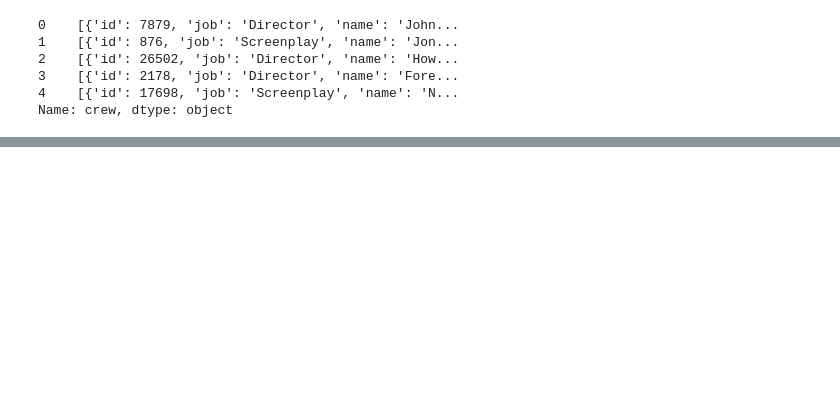
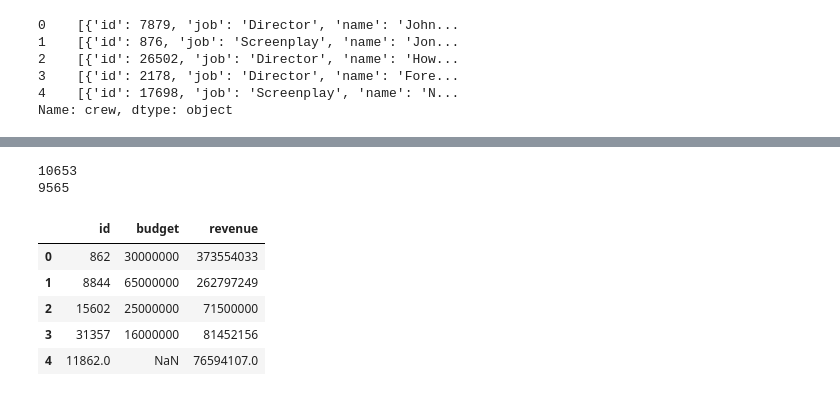
Before and after one commit to deakynek/SpringBoardProjects, a Jupyter notebook: Capstone2/Capstone 2.ipynb, the cells around one changed output, grey strips where cells are left out. Cells and saved outputs as stored; diff of their text form; code cells hidden in the pictures; blank space fills up the shorter version.

```diff
--- a/Capstone2/Capstone 2.ipynb
+++ b/Capstone2/Capstone 2.ipynb
@@ -200,0 +223,36 @@ len(allData[allData['budget']==0])
+# %%
+import json
+import time
+f = open("./api.json")
+j = json.load(f)
+
+api = j['THE_MOVIE_DB_API']
+
+from bs4 import BeautifulSoup
+import requests as rq
+
+print(api)
+
+remaining = [x for x in allData['id'] if x not in df['id']]
+for i in range(len(remaining)):
+    movId = remaining[i]
+    webread =rq.get('https://api.themoviedb.org/3/movie/{0}?api_key={1}'.format(movId,api))
+
+    resp = webread.json()
+    budget = np.nan
+    if('budget' in resp.keys() and int(resp['budget']) !=0):
+        budget = int(resp['budget'])
+
+    revenue = np.nan
+    if('revenue' in resp.keys() and int(resp['revenue']) !=0):
+        revenue = int(resp['revenue'])
+
+    df = df.append({'id': movId, 'budget': budget, 'revenue':revenue}, ignore_index=True)
+
+    if(i % (len(remaining)//1000) == 0):
+        print("{0} percent complete".format(float(i*100)/float(len(remaining))))
+    #time.sleep(.1)
+
+
+moneyfile = "money.csv"
+df.to_csv(moneyfile, sep=',', index = False)
@@ -200,0 +269,13 @@ len(allData[allData['budget']==0])
+# %%
+print(len(df[~df['budget'].isna()]))
+print(len(df[~df['revenue'].isna()]))
+df.head()
+# %% [output]
+10653
+9565
+|  | id | budget | revenue |
+| 0 | 862 | 30000000 | 373554033 |
+| 1 | 8844 | 65000000 | 262797249 |
+| 2 | 15602 | 25000000 | 71500000 |
+| 3 | 31357 | 16000000 | 81452156 |
+| 4 | 11862.0 | NaN | 76594107.0 |
```
Also changed, not shown: parts of 21 cells of this notebook, 1 other file.
